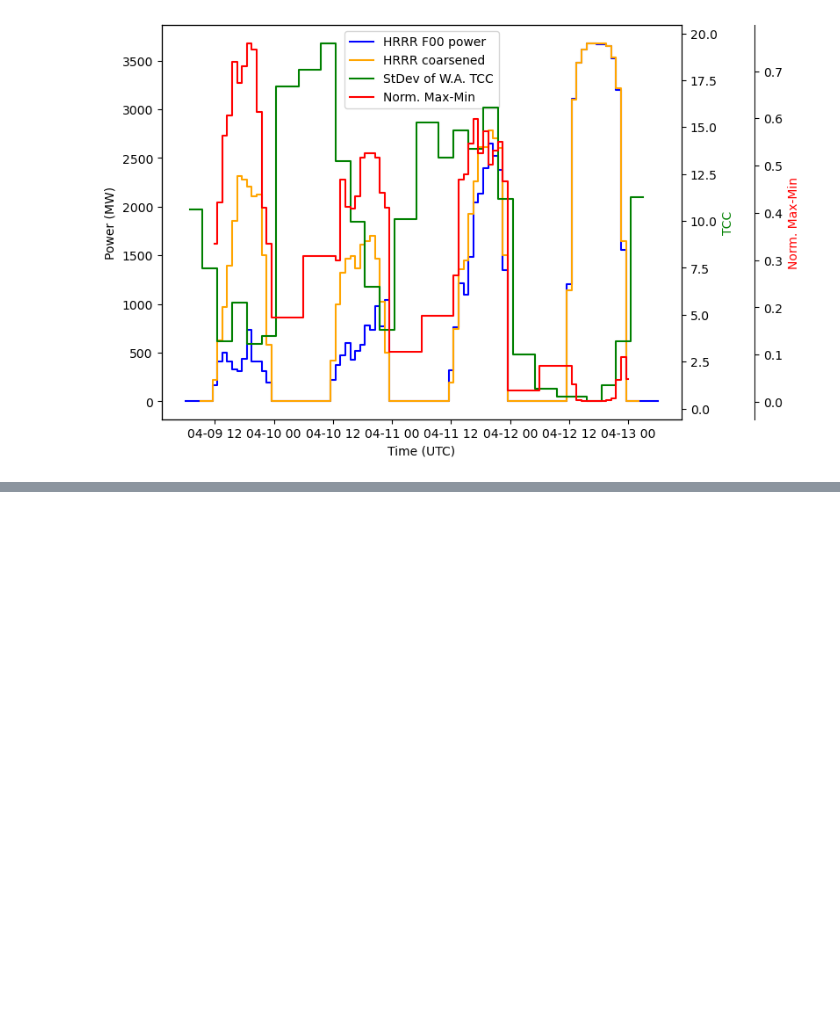
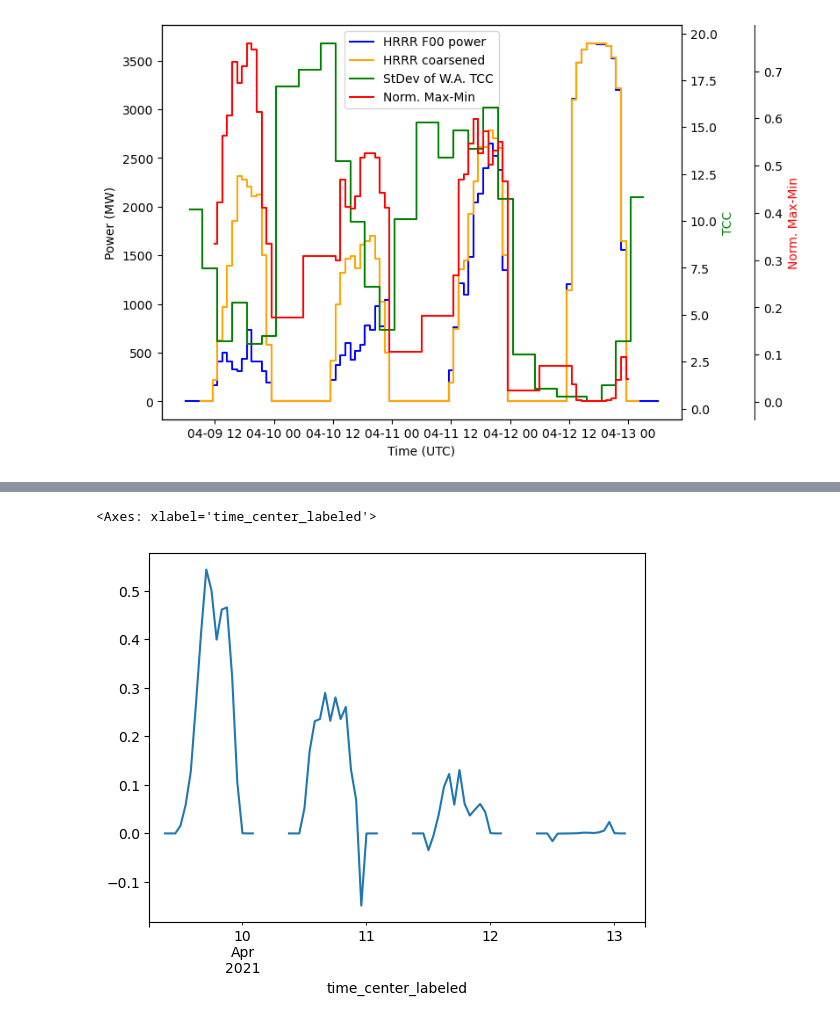
Before and after one commit to williamhobbs/solar-fleet-forecast-probability-tool, a Jupyter notebook: example_notebooks/06_indicators_of_forecast_error.ipynb, the cells around one changed output, grey strips where cells are left out. Saved outputs shown, nothing was run; the diff lists cells and outputs as text; code cells hidden in the pictures; blank space fills up the shorter version.

```diff
--- a/example_notebooks/06_indicators_of_forecast_error.ipynb
+++ b/example_notebooks/06_indicators_of_forecast_error.ipynb
@@ -129,0 +112,5 @@ ax3.yaxis.label.set_color(p4[0].get_color())
+# %%
+((p_ac_hrrr_coarse_all.power_ac-p_ac_hrrr_actuals_all.power_ac)/p_ac_hrrr_actuals_all.power_ac.max()).plot()
+# %% [output]
+<Axes: xlabel='time_center_labeled'>
+[figure, added]
```
Also changed, not shown: parts of 9 cells of this notebook.
